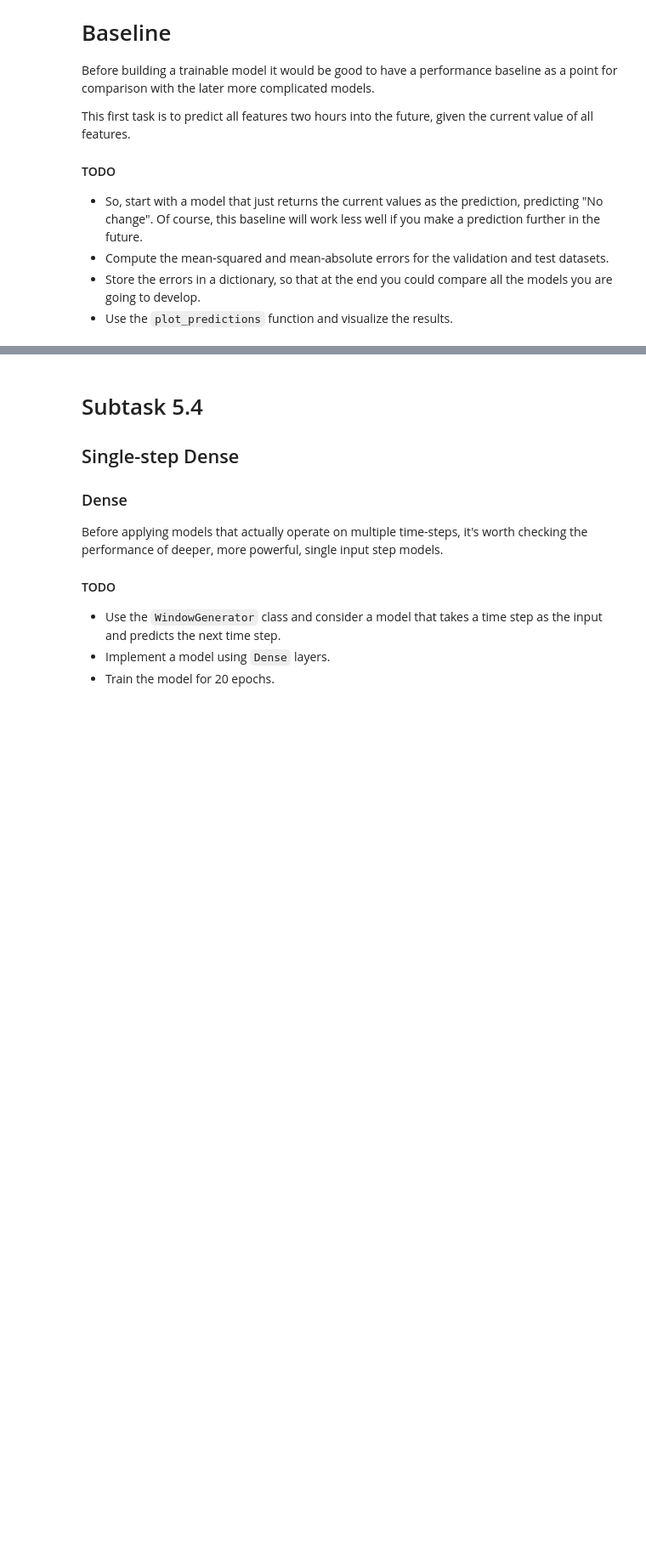
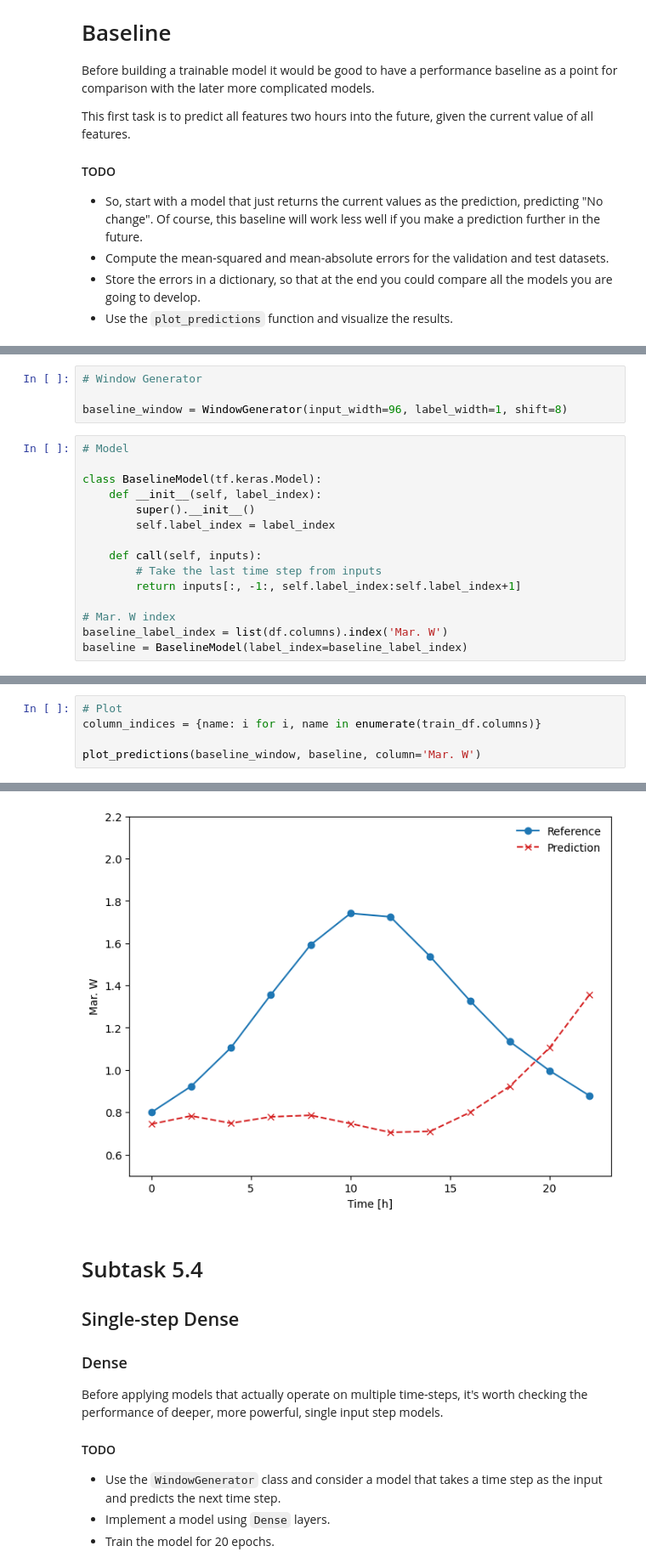
Before and after one commit to fehimecapar/DeepLearning, a Jupyter notebook: Task_05.ipynb, the cells around one changed output, grey strips where cells are left out. Shown at 85% size. Cells and saved outputs as stored; diff of their text form; blank space fills up the shorter version.

```diff
--- a/Task_05.ipynb
+++ b/Task_05.ipynb
@@ -325,0 +354,19 @@ performance['Baseline'] = ...
+# %%
+# Window Generator
+
+baseline_window = WindowGenerator(input_width=96, label_width=1, shift=8)
+# %%
+# Model
+
+class BaselineModel(tf.keras.Model):
+    def __init__(self, label_index):
+        super().__init__()
+        self.label_index = label_index
+
+    def call(self, inputs):
+        # Take the last time step from inputs
+        return inputs[:, -1:, self.label_index:self.label_index+1]
+
+# Mar. W index
+baseline_label_index = list(df.columns).index('Mar. W')
+baseline = BaselineModel(label_index=baseline_label_index)
@@ -325,0 +401,6 @@ performance['Baseline'] = ...
+# %%
+# Plot
+column_indices = {name: i for i, name in enumerate(train_df.columns)}
+
+plot_predictions(baseline_window, baseline, column='Mar. W')
+# %% [output]
@@ -326,3 +408,4 @@ performance['Baseline'] = ...
+[figure, added]
 # %% [markdown]
 # Subtask 5.4
 
```
Also changed, not shown: parts of 51 cells of this notebook.
